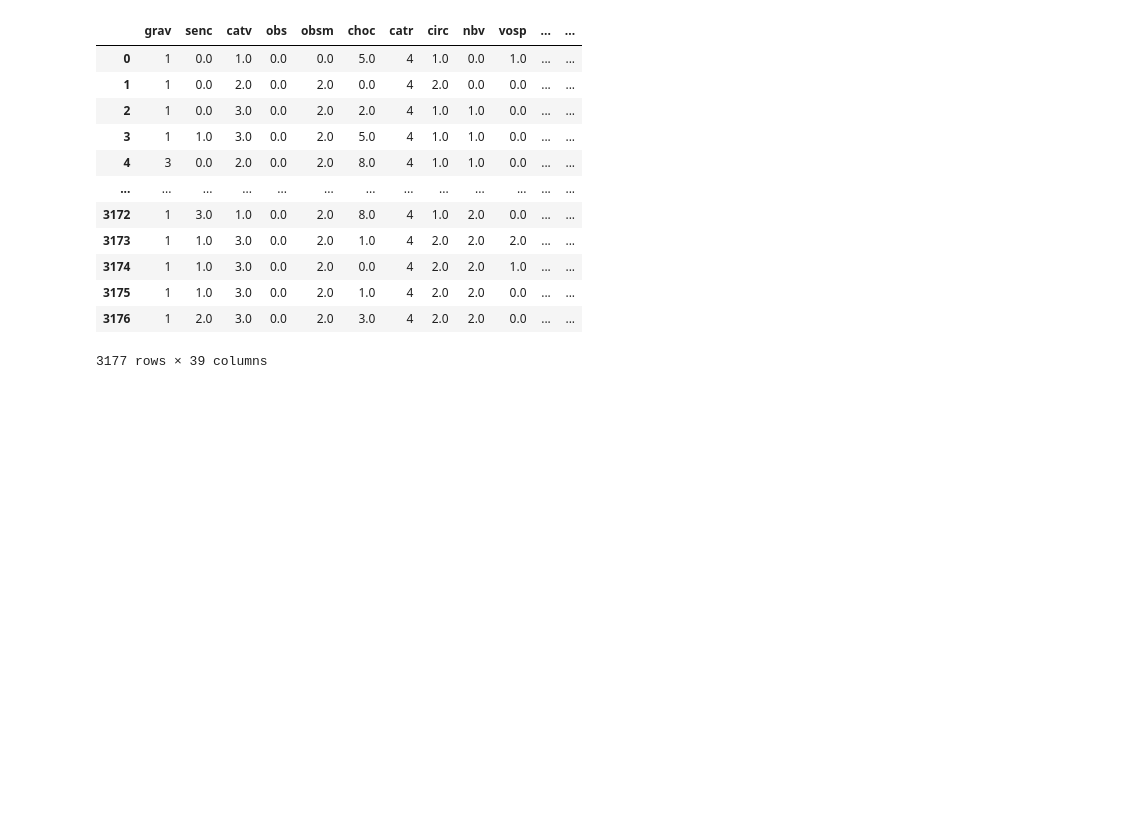
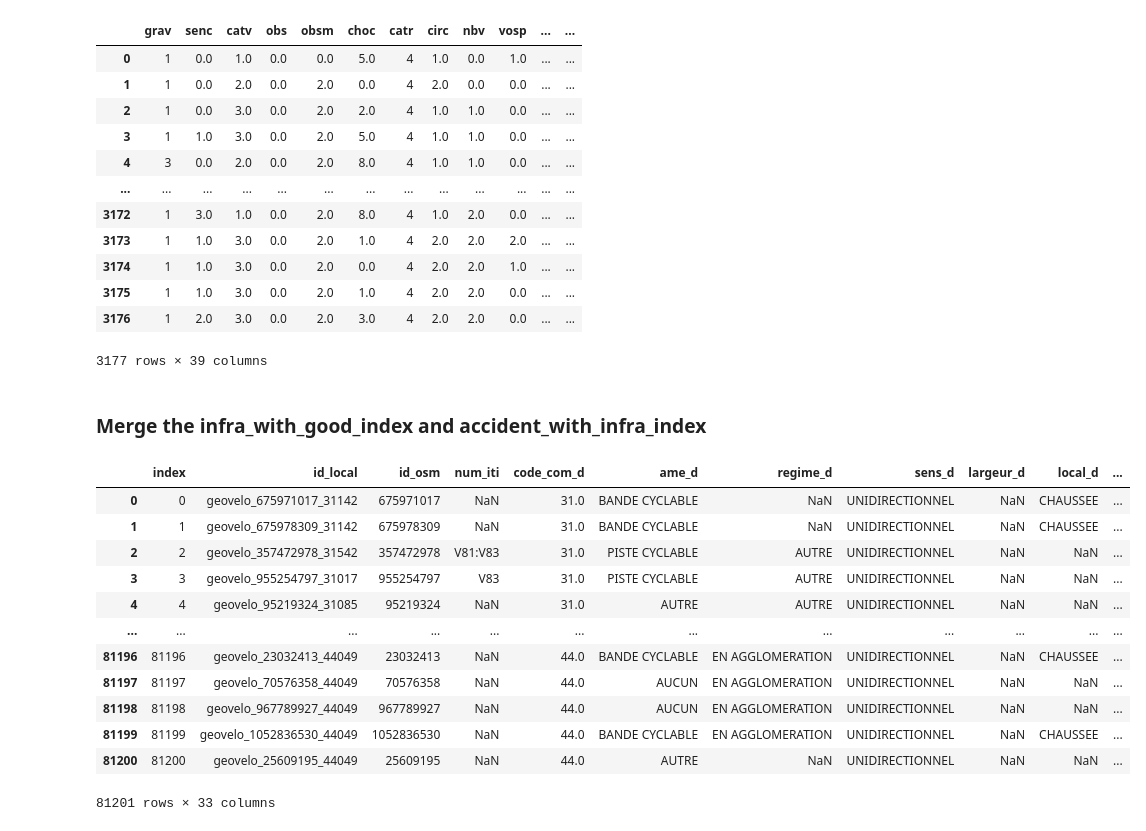
Before and after one commit to YoanGab/challenge_ia_accidentologie_velos, a Jupyter notebook: notebook/merge_accident_infra_paris.ipynb, the cells around one changed output. Drawn from its saved outputs; the diff is of its cells as text; code cells hidden in the pictures; blank space fills up the shorter version.

Commit message:
merge propre done

```diff
--- a/notebook/merge_accident_infra_paris.ipynb
+++ b/notebook/merge_accident_infra_paris.ipynb
@@ -306,3 +306,26 @@ pd.set_option("display.max_columns", None)
 # plt.xlabel('K-means with pca clustering with k cluster')
 # plt.ylabel('Inertie')
 # plt.show()
+# %% [markdown]
+### Merge the infra_with_good_index and accident_with_infra_index
+# %%
+infra_with_good_index = pd.read_csv("../data/infra_with_good_index.csv")
+accident_with_infra_index = pd.read_csv("../data/accident_with_infra_index.csv")
+# %%
+infra_with_good_index = infra_with_good_index.rename(columns={"Unnamed: 0":"index"})
+# %%
+infra_with_good_index
+# %% [output]
+|  | index | id_local | id_osm | num_iti | code_com_d | ame_d | regime_d | sens_d | largeur_d | local_d | ... |
+| 0 | 0 | geovelo_675971017_31142 | 675971017 | NaN | 31.0 | BANDE CYCLABLE | NaN | UNIDIRECTIONNEL | NaN | CHAUSSEE | ... |
+| 1 | 1 | geovelo_675978309_31142 | 675978309 | NaN | 31.0 | BANDE CYCLABLE | NaN | UNIDIRECTIONNEL | NaN | CHAUSSEE | ... |
+| 2 | 2 | geovelo_357472978_31542 | 357472978 | V81:V83 | 31.0 | PISTE CYCLABLE | AUTRE | UNIDIRECTIONNEL | NaN | NaN | ... |
+| 3 | 3 | geovelo_955254797_31017 | 955254797 | V83 | 31.0 | PISTE CYCLABLE | AUTRE | UNIDIRECTIONNEL | NaN | NaN | ... |
+| 4 | 4 | geovelo_95219324_31085 | 95219324 | NaN | 31.0 | AUTRE | AUTRE | UNIDIRECTIONNEL | NaN | NaN | ... |
+| ... | ... | ... | ... | ... | ... | ... | ... | ... | ... | ... | ... |
+| 81196 | 81196 | geovelo_23032413_44049 | 23032413 | NaN | 44.0 | BANDE CYCLABLE | EN AGGLOMERATION | UNIDIRECTIONNEL | NaN | CHAUSSEE | ... |
+| 81197 | 81197 | geovelo_70576358_44049 | 70576358 | NaN | 44.0 | AUCUN | EN AGGLOMERATION | UNIDIRECTIONNEL | NaN | NaN | ... |
+| 81198 | 81198 | geovelo_967789927_44049 | 967789927 | NaN | 44.0 | AUCUN | EN AGGLOMERATION | UNIDIRECTIONNEL | NaN | NaN | ... |
+| 81199 | 81199 | geovelo_1052836530_44049 | 1052836530 | NaN | 44.0 | BANDE CYCLABLE | EN AGGLOMERATION | UNIDIRECTIONNEL | NaN | CHAUSSEE | ... |
+| 81200 | 81200 | geovelo_25609195_44049 | 25609195 | NaN | 44.0 | AUTRE | NaN | UNIDIRECTIONNEL | NaN | NaN | ... |
+81201 rows × 33 columns
```
Also changed, not shown: parts of 3 cells of this notebook.
